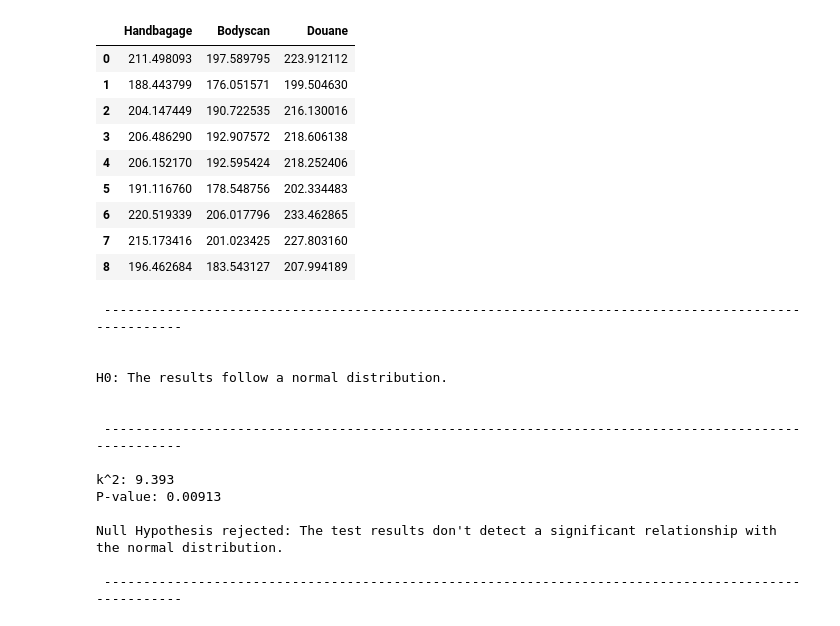
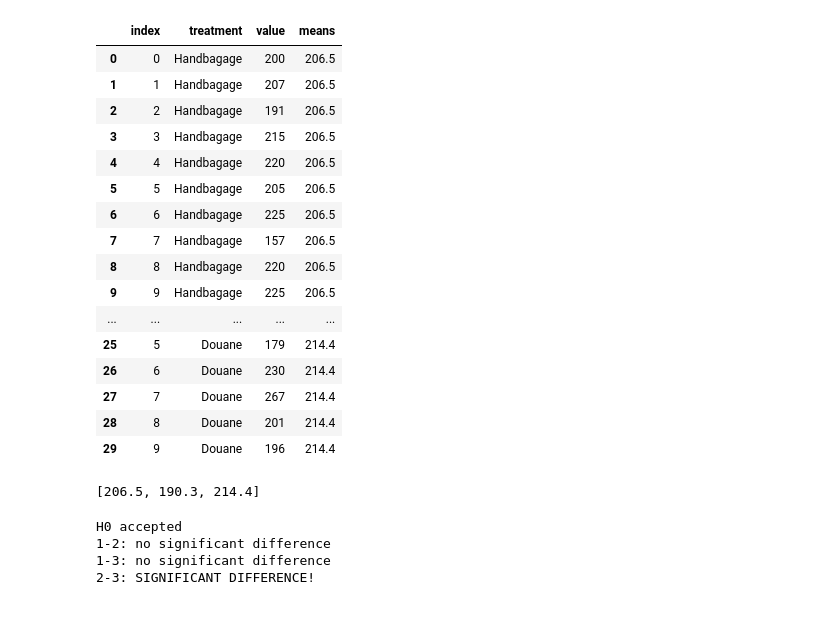
Before and after one commit to R4vante/School, a Jupyter notebook: Statistical Learning/Data Analyse/vliegveld.ipynb, the cells around one changed output. Drawn from its saved outputs; the diff is of its cells as text; code cells hidden in the pictures.

```diff
--- a/Statistical Learning/Data Analyse/vliegveld.ipynb
+++ b/Statistical Learning/Data Analyse/vliegveld.ipynb
@@ -81,32 +0,0 @@ Null Hypothesis rejected: The test results detect a significant relationship bet
-# %%
-expected
-# %% [output]
-|  | Handbagage | Bodyscan | Douane |
-| 0 | 211.498093 | 197.589795 | 223.912112 |
-| 1 | 188.443799 | 176.051571 | 199.504630 |
-| 2 | 204.147449 | 190.722535 | 216.130016 |
-| 3 | 206.486290 | 192.907572 | 218.606138 |
-| 4 | 206.152170 | 192.595424 | 218.252406 |
-| 5 | 191.116760 | 178.548756 | 202.334483 |
-| 6 | 220.519339 | 206.017796 | 233.462865 |
-| 7 | 215.173416 | 201.023425 | 227.803160 |
-| 8 | 196.462684 | 183.543127 | 207.994189 |
-# %%
-x = df['Handbage'].values
-
-Normal_test(x)
-# %% [output]
- ----------------------------------------------------------------------------------------------------
-
-
-H0: The results follow a normal distribution.
-
-
- ----------------------------------------------------------------------------------------------------
-
-k^2: 9.393
-P-value: 0.00913
-
-Null Hypothesis rejected: The test results don't detect a significant relationship with the normal distribution.
-
- ----------------------------------------------------------------------------------------------------
@@ -112,0 +3,42 @@ Null Hypothesis rejected: The test results don't detect a significant relationsh
+# %%
+column_names = {"doorlooptijd [s]":"Handbagage",
+                    "doorlooptijd [s].1":"Bodyscan",
+                    "doorlooptijd [s].2":"Douane"}
+
+n = 10
+a = 3
+alpha = 0.05
+# %%
+Data = Import("Data.xlsx", column_names, n)
+df, df_melt, names, mean = Data.import_df()
+df_melt
+# %% [output]
+|  | index | treatment | value | means |
+| 0 | 0 | Handbagage | 200 | 206.5 |
+| 1 | 1 | Handbagage | 207 | 206.5 |
+| 2 | 2 | Handbagage | 191 | 206.5 |
+| 3 | 3 | Handbagage | 215 | 206.5 |
+| 4 | 4 | Handbagage | 220 | 206.5 |
+| 5 | 5 | Handbagage | 205 | 206.5 |
+| 6 | 6 | Handbagage | 225 | 206.5 |
+| 7 | 7 | Handbagage | 157 | 206.5 |
+| 8 | 8 | Handbagage | 220 | 206.5 |
+| 9 | 9 | Handbagage | 225 | 206.5 |
+| ... | ... | ... | ... | ... |
+| 25 | 5 | Douane | 179 | 214.4 |
+| 26 | 6 | Douane | 230 | 214.4 |
+| 27 | 7 | Douane | 267 | 214.4 |
+| 28 | 8 | Douane | 201 | 214.4 |
+| 29 | 9 | Douane | 196 | 214.4 |
+# %%
+mean
+# %% [output]
+[206.5, 190.3, 214.4]
+# %%
+anova = Anova(df_melt, mean, alpha, n, a)
+df_melt, anova_table, pvalue, lsd = anova.anova()
+# %% [output]
+H0 accepted
+1-2: no significant difference
+1-3: no significant difference
+2-3: SIGNIFICANT DIFFERENCE!
```
Also changed, not shown: parts of 9 cells of this notebook, 4 other files.
